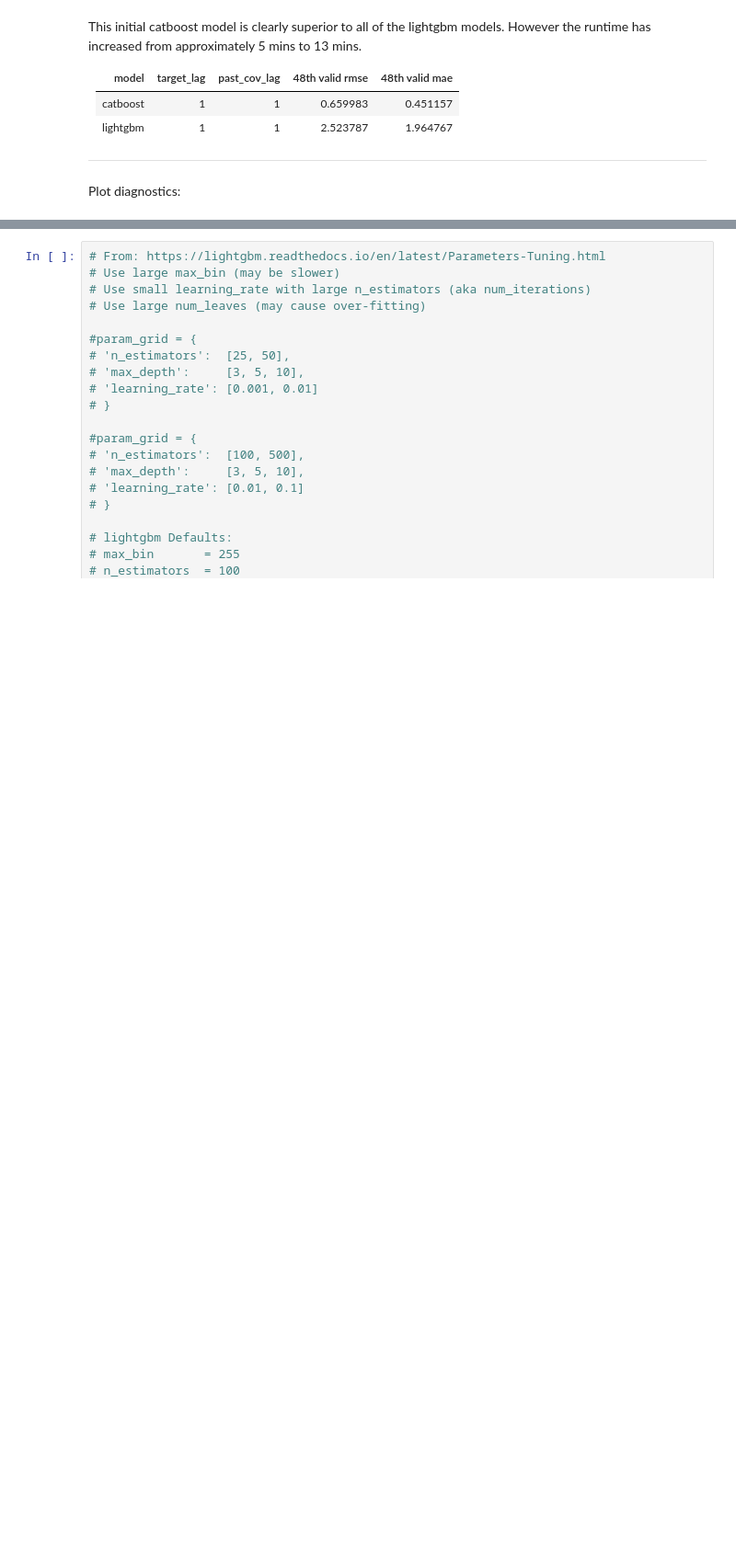
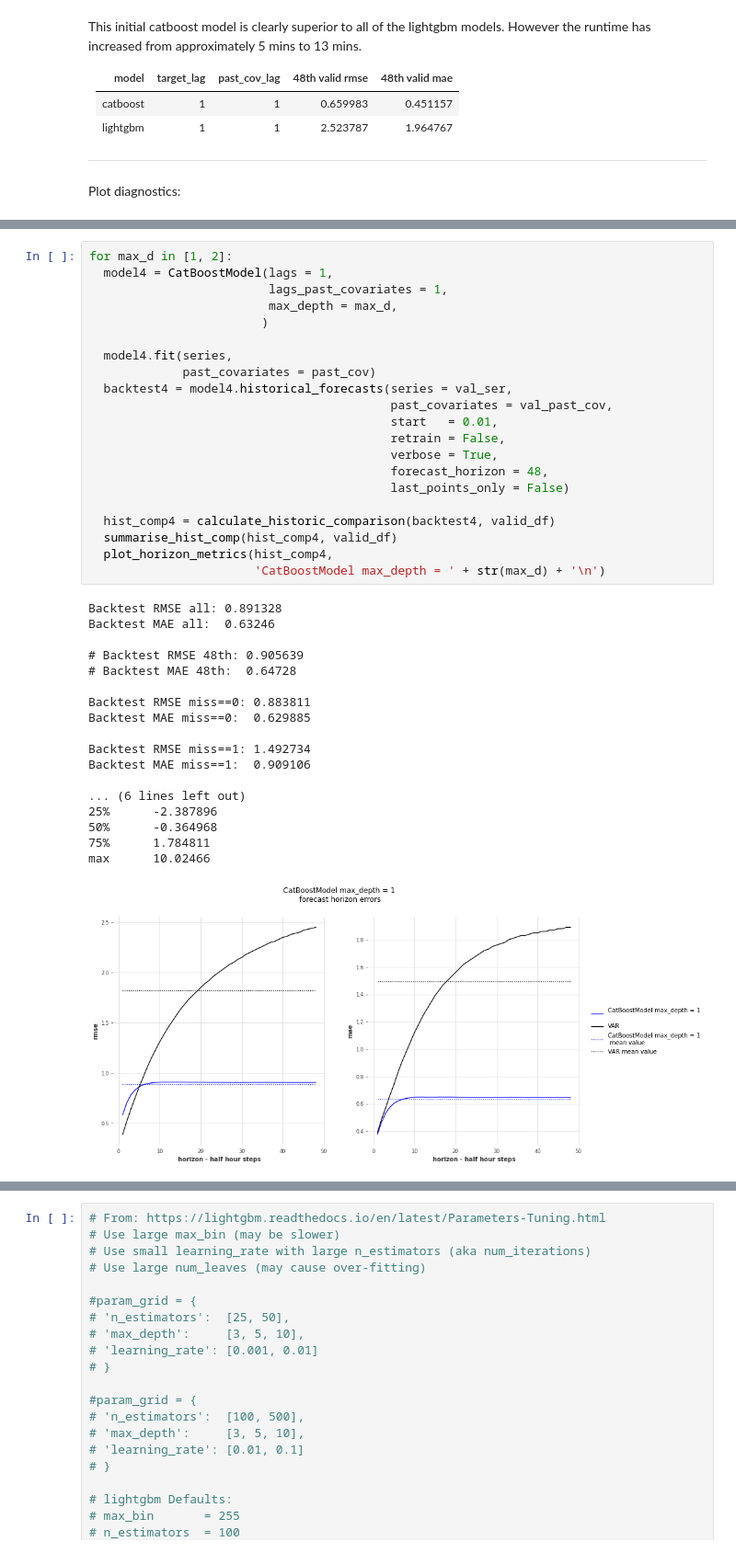
Before and after one commit to makeyourownmaker/CambridgeTemperatureNotebooks, a Jupyter notebook: notebooks/gradient_boosting.ipynb, the cells around one changed output, grey strips where cells are left out. Shown at 92% size. Saved outputs shown, nothing was run; the diff lists cells and outputs as text; blank space fills up the shorter version.

```diff
--- a/notebooks/gradient_boosting.ipynb
+++ b/notebooks/gradient_boosting.ipynb
@@ -2569,0 +2597,40 @@ plot_horizon_metrics(hist_comp3, title)
+# %%
+for max_d in [1, 2]:
+  model4 = CatBoostModel(lags = 1,
+                         lags_past_covariates = 1,
+                         max_depth = max_d,
+                        )
+
+  model4.fit(series,
+             past_covariates = past_cov)
+  backtest4 = model4.historical_forecasts(series = val_ser,
+                                          past_covariates = val_past_cov,
+                                          start   = 0.01,
+                                          retrain = False,
+                                          verbose = True,
+                                          forecast_horizon = 48,
+                                          last_points_only = False)
+
+  hist_comp4 = calculate_historic_comparison(backtest4, valid_df)
+  summarise_hist_comp(hist_comp4, valid_df)
+  plot_horizon_metrics(hist_comp4,
+                       'CatBoostModel max_depth = ' + str(max_d) + '\n')
+# %% [output]
+Backtest RMSE all: 0.891328
+Backtest MAE all:  0.63246
+
+# Backtest RMSE 48th: 0.905639
+# Backtest MAE 48th:  0.64728
+
+Backtest RMSE miss==0: 0.883811
+Backtest MAE miss==0:  0.629885
+
+Backtest RMSE miss==1: 1.492734
+Backtest MAE miss==1:  0.909106
+
+... (6 lines left out)
+25%      -2.387896
+50%      -0.364968
+75%      1.784811
+max      10.02466
+[figure, added]
```
Also changed, not shown: parts of 12 cells of this notebook.
